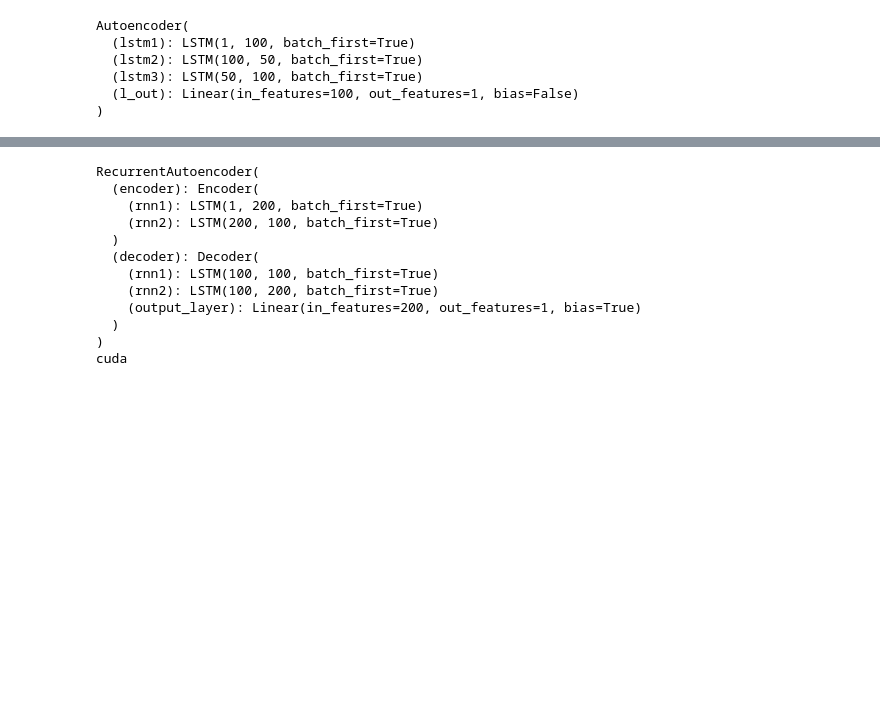
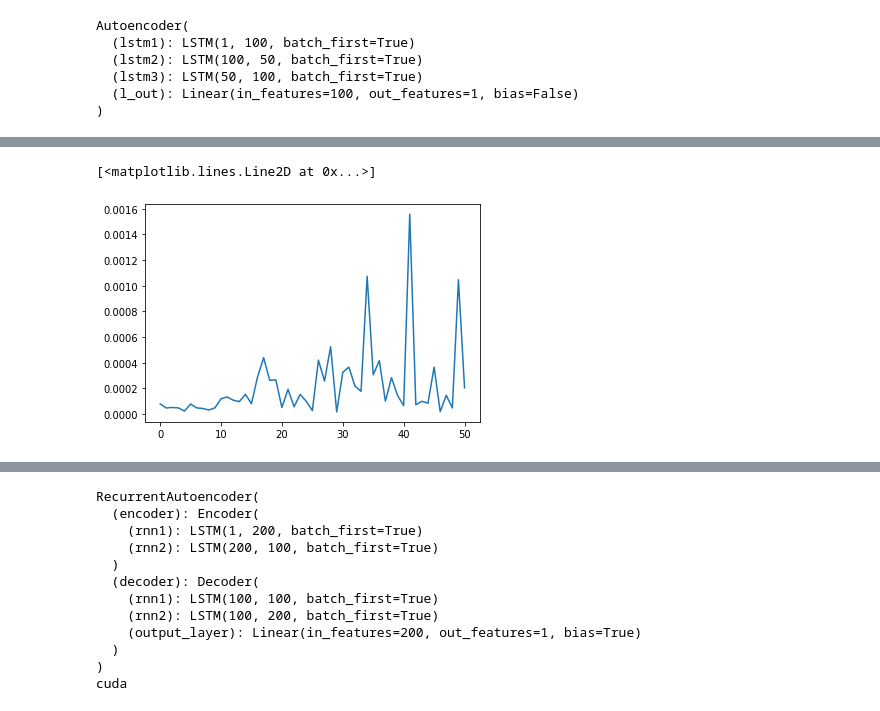
Before and after one commit to aswinanilvarkey96/Deep_Learning_LIRA, a Jupyter notebook: Lira_final.ipynb, the cells around one changed output, grey strips where cells are left out. Cells and saved outputs as stored; diff of their text form; code cells hidden in the pictures; blank space fills up the shorter version.

```diff
--- a/Lira_final.ipynb
+++ b/Lira_final.ipynb
@@ -250,0 +277,6 @@ plt.title('LSTM Autoencoder')
+# %%
+plt.figure()
+plt.plot(recon_loss_train)
+# %% [output]
+[<matplotlib.lines.Line2D at 0x...>]
+[figure, added]
```
Also changed, not shown: parts of 17 cells of this notebook.
